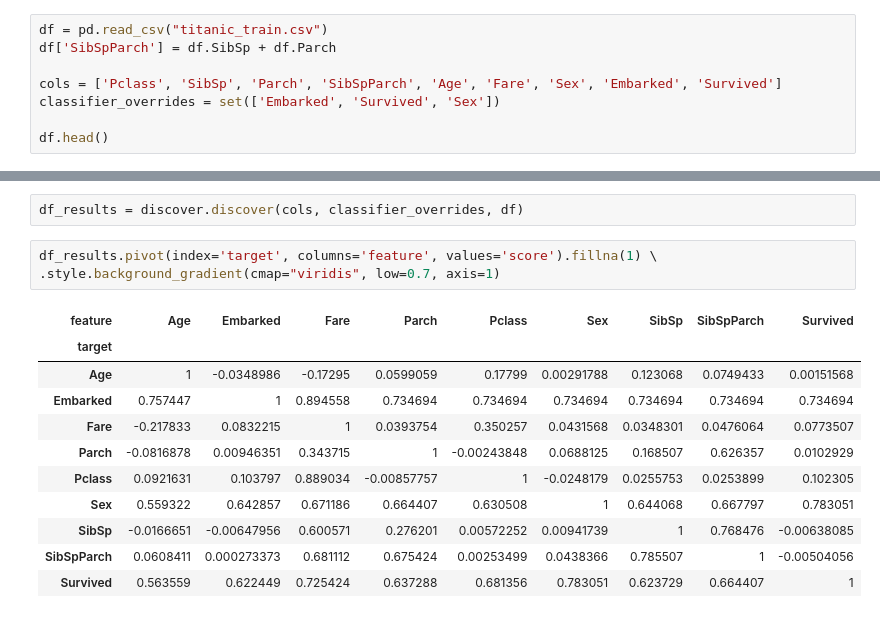
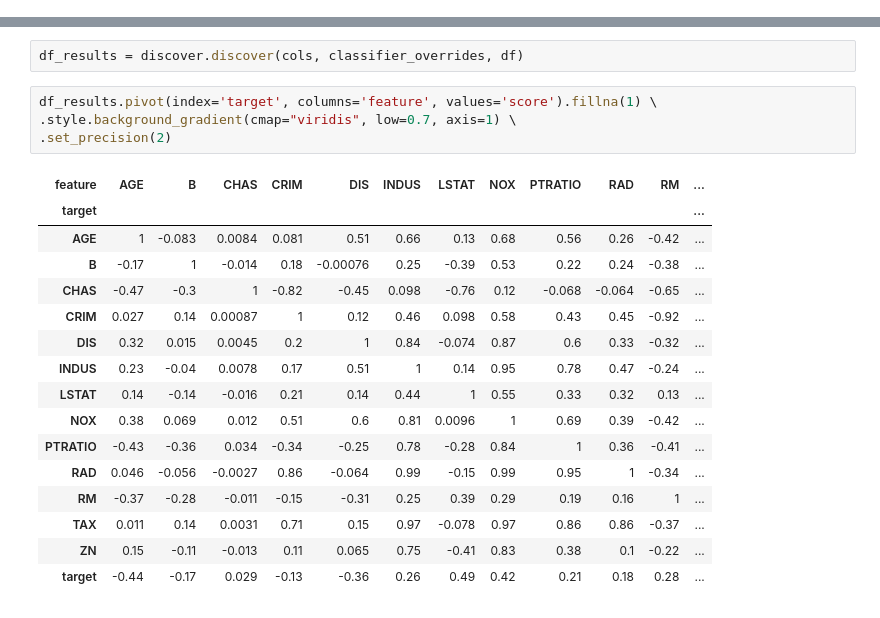
Before and after one commit to ianozsvald/beyond_correlation, a Jupyter notebook: example_boston_discover_feature_relationships.ipynb, the cells around one changed output, grey strips where cells are left out. Cells and saved outputs as stored; diff of their text form.

```diff
--- a/example_boston_discover_feature_relationships.ipynb
+++ b/example_boston_discover_feature_relationships.ipynb
@@ -23,11 +23,3 @@ df.head()
 | 2 | 0.02729 | 0.0 | 7.07 | 0.0 | 0.469 | 7.185 | 61.1 | 4.9671 | 2.0 | 242.0 | 17.8 | ... |
 | 3 | 0.03237 | 0.0 | 2.18 | 0.0 | 0.458 | 6.998 | 45.8 | 6.0622 | 3.0 | 222.0 | 18.7 | ... |
 | 4 | 0.06905 | 0.0 | 2.18 | 0.0 | 0.458 | 7.147 | 54.2 | 6.0622 | 3.0 | 222.0 | 18.7 | ... |
-# %%
-df = pd.read_csv("titanic_train.csv")
-df['SibSpParch'] = df.SibSp + df.Parch
-
-cols = ['Pclass', 'SibSp', 'Parch', 'SibSpParch', 'Age', 'Fare', 'Sex', 'Embarked', 'Survived']
-classifier_overrides = set(['Embarked', 'Survived', 'Sex'])
-
-df.head()
@@ -42,16 +27,22 @@ df.head()
 df_results = discover.discover(cols, classifier_overrides, df)
 # %%
 df_results.pivot(index='target', columns='feature', values='score').fillna(1) \
-.style.background_gradient(cmap="viridis", low=0.7, axis=1)
+.style.background_gradient(cmap="viridis", low=0.7, axis=1) \
+.set_precision(2)
 # %% [output]
-| feature | Age | Embarked | Fare | Parch | Pclass | Sex | SibSp | SibSpParch | Survived |
-| target |  |  |  |  |  |  |  |  |  |
-| Age | 1 | -0.0348986 | -0.17295 | 0.0599059 | 0.17799 | 0.00291788 | 0.123068 | 0.0749433 | 0.00151568 |
-| Embarked | 0.757447 | 1 | 0.894558 | 0.734694 | 0.734694 | 0.734694 | 0.734694 | 0.734694 | 0.734694 |
-| Fare | -0.217833 | 0.0832215 | 1 | 0.0393754 | 0.350257 | 0.0431568 | 0.0348301 | 0.0476064 | 0.0773507 |
-| Parch | -0.0816878 | 0.00946351 | 0.343715 | 1 | -0.00243848 | 0.0688125 | 0.168507 | 0.626357 | 0.0102929 |
-| Pclass | 0.0921631 | 0.103797 | 0.889034 | -0.00857757 | 1 | -0.0248179 | 0.0255753 | 0.0253899 | 0.102305 |
-| Sex | 0.559322 | 0.642857 | 0.671186 | 0.664407 | 0.630508 | 1 | 0.644068 | 0.667797 | 0.783051 |
-| SibSp | -0.0166651 | -0.00647956 | 0.600571 | 0.276201 | 0.00572252 | 0.00941739 | 1 | 0.768476 | -0.00638085 |
-| SibSpParch | 0.0608411 | 0.000273373 | 0.681112 | 0.675424 | 0.00253499 | 0.0438366 | 0.785507 | 1 | -0.00504056 |
-| Survived | 0.563559 | 0.622449 | 0.725424 | 0.637288 | 0.681356 | 0.783051 | 0.623729 | 0.664407 | 1 |
+| feature | AGE | B | CHAS | CRIM | DIS | INDUS | LSTAT | NOX | PTRATIO | RAD | RM | ... |
+| target |  |  |  |  |  |  |  |  |  |  |  | ... |
+| AGE | 1 | -0.083 | 0.0084 | 0.081 | 0.51 | 0.66 | 0.13 | 0.68 | 0.56 | 0.26 | -0.42 | ... |
+| B | -0.17 | 1 | -0.014 | 0.18 | -0.00076 | 0.25 | -0.39 | 0.53 | 0.22 | 0.24 | -0.38 | ... |
+| CHAS | -0.47 | -0.3 | 1 | -0.82 | -0.45 | 0.098 | -0.76 | 0.12 | -0.068 | -0.064 | -0.65 | ... |
+| CRIM | 0.027 | 0.14 | 0.00087 | 1 | 0.12 | 0.46 | 0.098 | 0.58 | 0.43 | 0.45 | -0.92 | ... |
+| DIS | 0.32 | 0.015 | 0.0045 | 0.2 | 1 | 0.84 | -0.074 | 0.87 | 0.6 | 0.33 | -0.32 | ... |
+| INDUS | 0.23 | -0.04 | 0.0078 | 0.17 | 0.51 | 1 | 0.14 | 0.95 | 0.78 | 0.47 | -0.24 | ... |
+| LSTAT | 0.14 | -0.14 | -0.016 | 0.21 | 0.14 | 0.44 | 1 | 0.55 | 0.33 | 0.32 | 0.13 | ... |
+| NOX | 0.38 | 0.069 | 0.012 | 0.51 | 0.6 | 0.81 | 0.0096 | 1 | 0.69 | 0.39 | -0.42 | ... |
+| PTRATIO | -0.43 | -0.36 | 0.034 | -0.34 | -0.25 | 0.78 | -0.28 | 0.84 | 1 | 0.36 | -0.41 | ... |
+| RAD | 0.046 | -0.056 | -0.0027 | 0.86 | -0.064 | 0.99 | -0.15 | 0.99 | 0.95 | 1 | -0.34 | ... |
+| RM | -0.37 | -0.28 | -0.011 | -0.15 | -0.31 | 0.25 | 0.39 | 0.29 | 0.19 | 0.16 | 1 | ... |
+| TAX | 0.011 | 0.14 | 0.0031 | 0.71 | 0.15 | 0.97 | -0.078 | 0.97 | 0.86 | 0.86 | -0.37 | ... |
+| ZN | 0.15 | -0.11 | -0.013 | 0.11 | 0.065 | 0.75 | -0.41 | 0.83 | 0.38 | 0.1 | -0.22 | ... |
+| target | -0.44 | -0.17 | 0.029 | -0.13 | -0.36 | 0.26 | 0.49 | 0.42 | 0.21 | 0.18 | 0.28 | ... |
```
Also changed, not shown: parts of 2 cells of this notebook, 2 other files.
